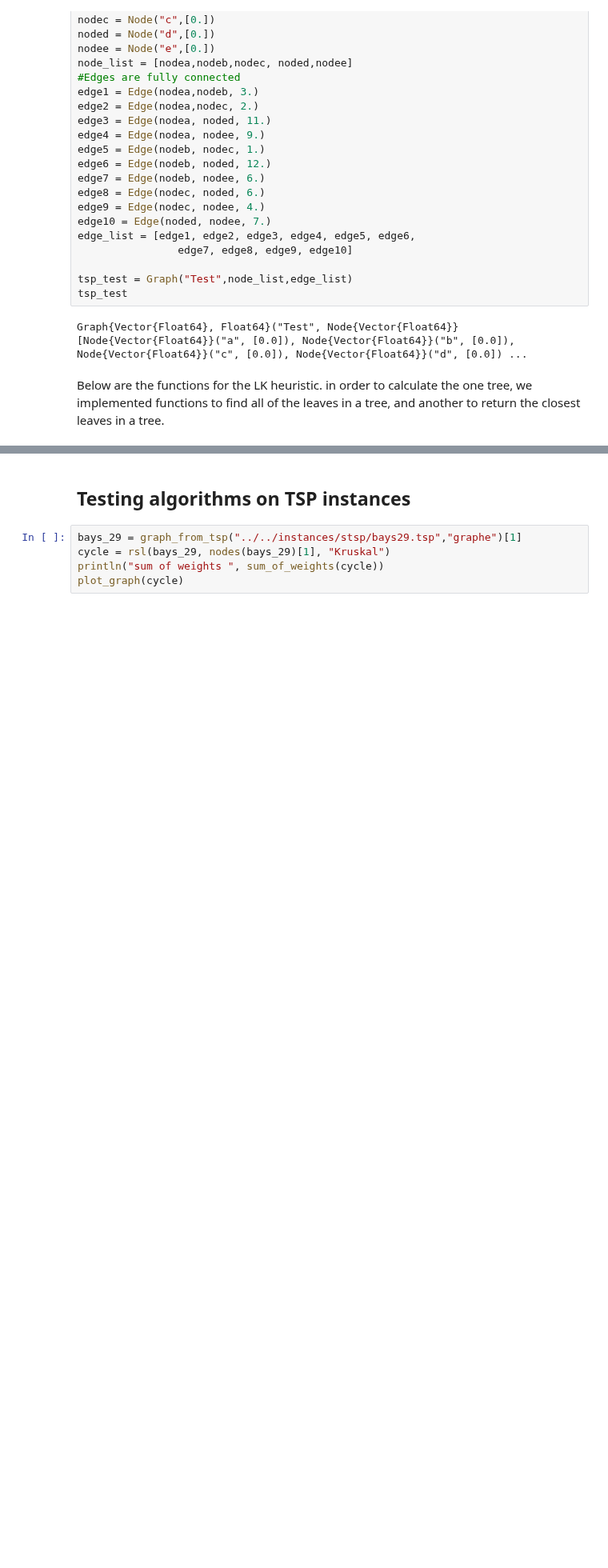
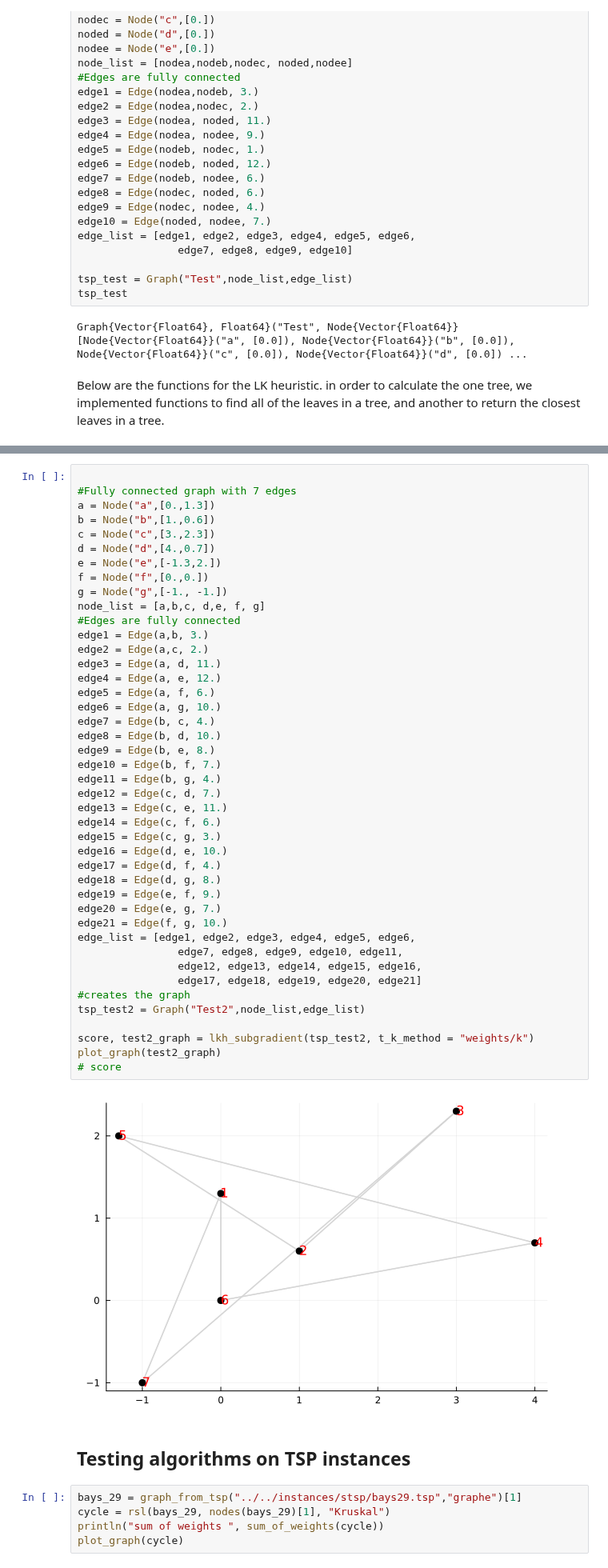
Before and after one commit to Ostrograd/mth6412b-starter-code, a Jupyter notebook: projet/phase3/phase3.ipynb, the cells around one changed output, grey strips where cells are left out. Shown at 80% size. Cells and saved outputs as stored; diff of their text form; blank space fills up the shorter version.

```diff
--- a/projet/phase3/phase3.ipynb
+++ b/projet/phase3/phase3.ipynb
@@ -561,3 +414,48 @@ sum_of_weights(greedy_tour)
+# %%
+
+#Fully connected graph with 7 edges
+a = Node("a",[0.,1.3])
+b = Node("b",[1.,0.6])
+c = Node("c",[3.,2.3])
+d = Node("d",[4.,0.7])
+e = Node("e",[-1.3,2.])
+f = Node("f",[0.,0.])
+g = Node("g",[-1., -1.])
+node_list = [a,b,c, d,e, f, g]
+#Edges are fully connected
+edge1 = Edge(a,b, 3.)
+edge2 = Edge(a,c, 2.)
+edge3 = Edge(a, d, 11.)
+edge4 = Edge(a, e, 12.)
+edge5 = Edge(a, f, 6.)
+edge6 = Edge(a, g, 10.)
+edge7 = Edge(b, c, 4.)
+edge8 = Edge(b, d, 10.)
+edge9 = Edge(b, e, 8.)
+edge10 = Edge(b, f, 7.)
+edge11 = Edge(b, g, 4.)
+edge12 = Edge(c, d, 7.)
+edge13 = Edge(c, e, 11.)
+edge14 = Edge(c, f, 6.)
+edge15 = Edge(c, g, 3.)
+edge16 = Edge(d, e, 10.)
+edge17 = Edge(d, f, 4.)
+edge18 = Edge(d, g, 8.)
+edge19 = Edge(e, f, 9.)
+edge20 = Edge(e, g, 7.)
+edge21 = Edge(f, g, 10.)
+edge_list = [edge1, edge2, edge3, edge4, edge5, edge6,
+                edge7, edge8, edge9, edge10, edge11,
+                edge12, edge13, edge14, edge15, edge16,
+                edge17, edge18, edge19, edge20, edge21]
+#creates the graph
+tsp_test2 = Graph("Test2",node_list,edge_list)
+
+score, test2_graph = lkh_subgradient(tsp_test2, t_k_method = "weights/k")
+plot_graph(test2_graph)
+# score
+# %% [output]
+[figure, added]
 # %% [markdown]
 ## Testing algorithms on TSP instances
 # %%
```
Also changed, not shown: parts of 18 cells of this notebook, 2 other files.
